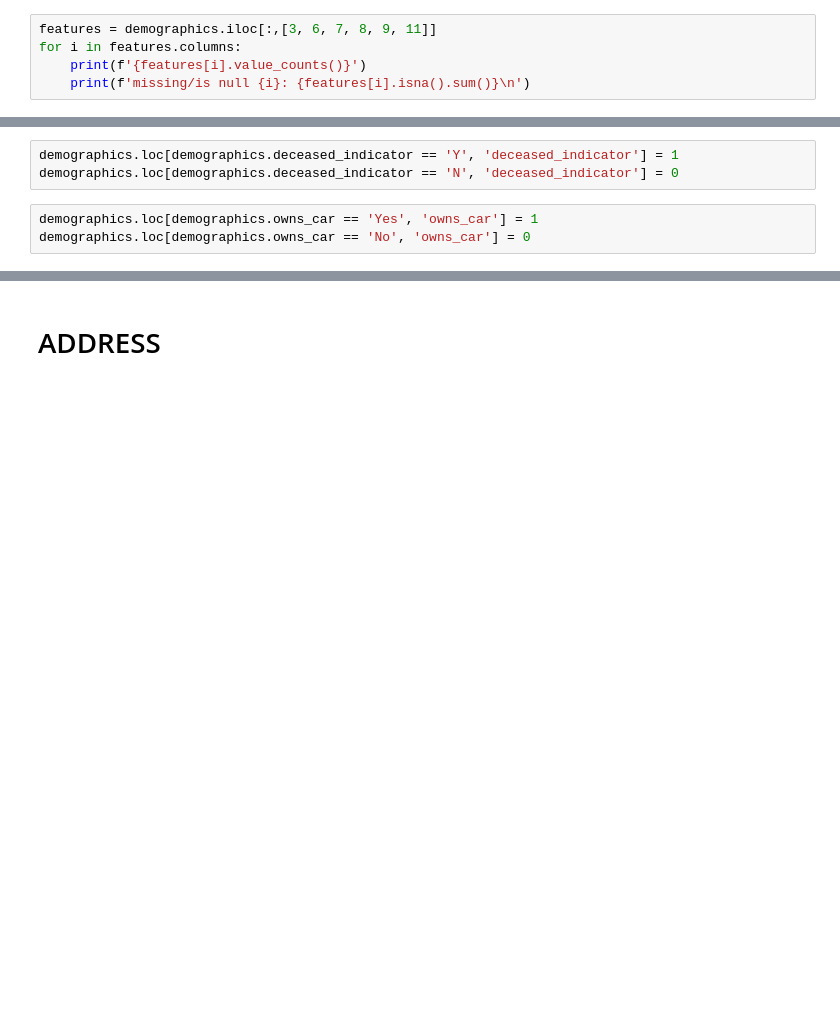
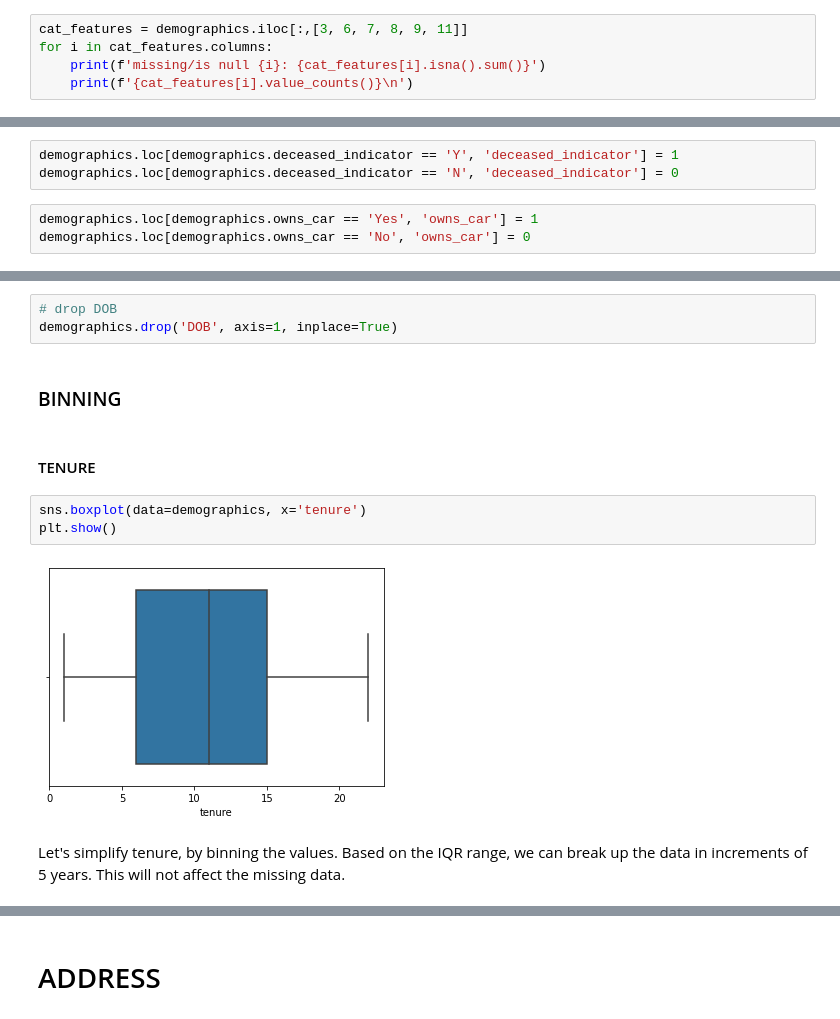
Before and after one commit to justinepicar/kpmg_data_analytics, a Jupyter notebook: Data Cleaning.ipynb, the cells around one changed output, grey strips where cells are left out. Drawn from its saved outputs; the diff is of its cells as text; blank space fills up the shorter version.

```diff
--- a/Data Cleaning.ipynb
+++ b/Data Cleaning.ipynb
@@ -175,8 +194,8 @@ demographics.customer_id.unique()
 # %% [output]
 array([   1,    2,    3, ..., 3998, 3999, 4000], dtype=int64)
 # %%
-features = demographics.iloc[:,[3, 6, 7, 8, 9, 11]]
-for i in features.columns:
-    print(f'{features[i].value_counts()}')
-    print(f'missing/is null {i}: {features[i].isna().sum()}\n')
+cat_features = demographics.iloc[:,[3, 6, 7, 8, 9, 11]]
+for i in cat_features.columns:
+    print(f'missing/is null {i}: {cat_features[i].isna().sum()}')
+    print(f'{cat_features[i].value_counts()}\n')
 # %% [output]
@@ -275,0 +288,14 @@ demographics.loc[demographics.owns_car == 'No', 'owns_car'] = 0
+# %%
+# drop DOB
+demographics.drop('DOB', axis=1, inplace=True)
+# %% [markdown]
+### BINNING
+# %% [markdown]
+#### TENURE
+# %%
+sns.boxplot(data=demographics, x='tenure')
+plt.show()
+# %% [output]
+[figure, added]
+# %% [markdown]
+Let's simplify tenure, by binning the values. Based on the IQR range, we can break up the data in increments of 5 years. This will not affect the missing data.
```
Also changed, not shown: parts of 62 cells of this notebook, 1 other file.
